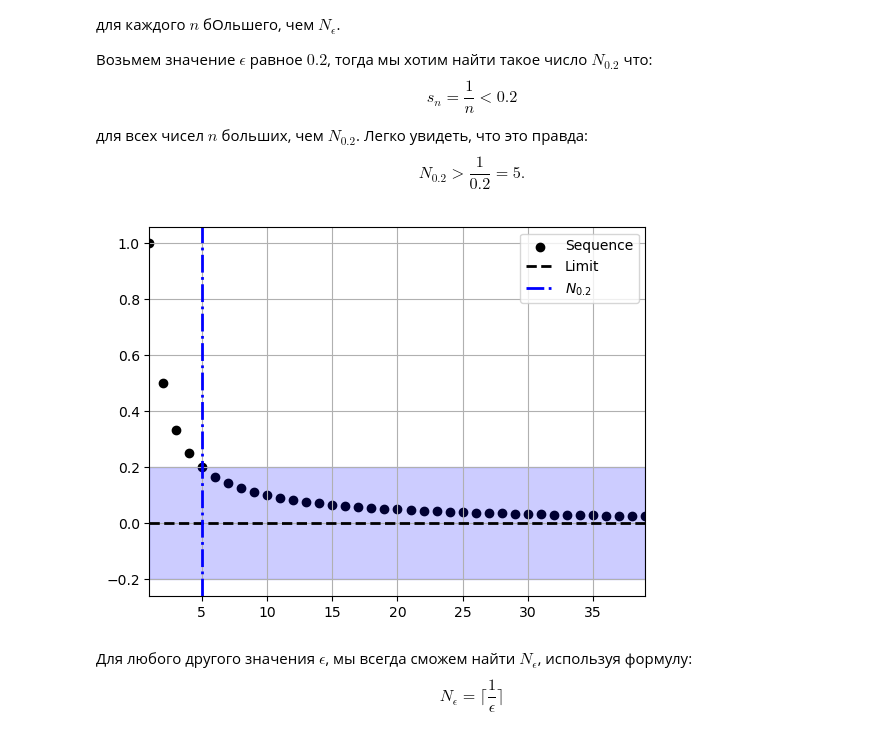
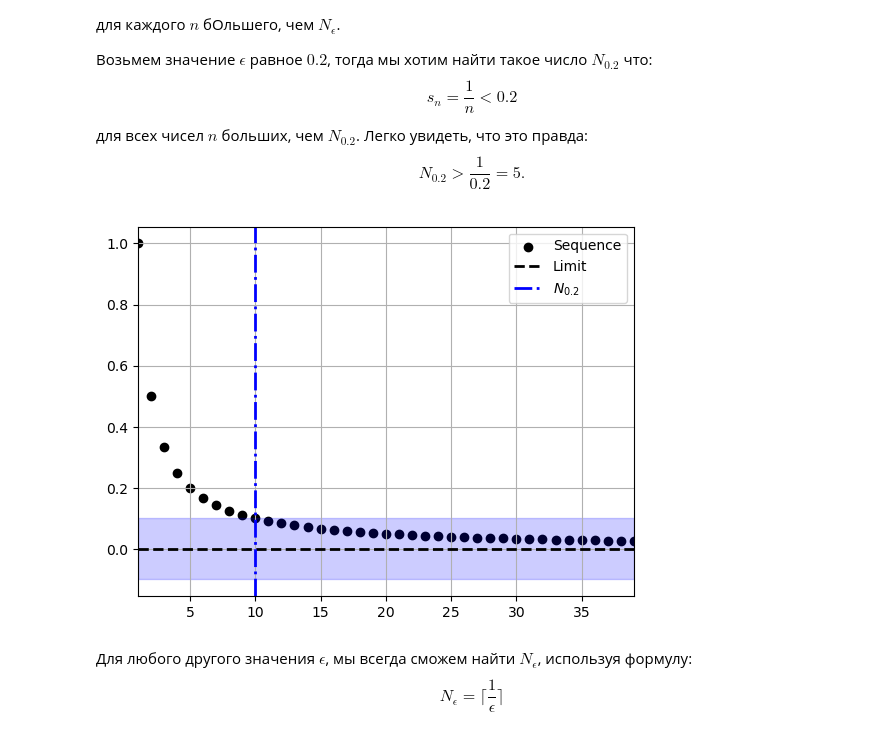
Before and after one commit to sabahtalateh/ainots, a Jupyter notebook: specmatan/matan1/day2/limit.ipynb, the cells around one changed output. Cells and saved outputs as stored; diff of their text form; code cells hidden in the pictures.

```diff
--- a/specmatan/matan1/day2/Matan1_day2.ipynb
+++ b/specmatan/matan1/day2/limit.ipynb
@@ -94,18 +98,18 @@ $$
 # %%
 M = 40
 int_range = range(1, M)
-epsilon = 0.2
+epsilon = 0.1
 N = np.ceil(1 / epsilon)
 plt.scatter(int_range, [C(n) for n in int_range], c="k", label="Sequence")
 plt.fill_between(int_range, -epsilon, epsilon, alpha = 0.2, color = "b")
 plt.axhline(0, c = "k", lw = 2, ls = "--", label="Limit")
 plt.axvline(N, lw = 2, ls = "-.", label="$N_{0.2}$", color = "b")
 plt.legend(loc="upper right")
 plt.xlim(1, M - 1)
 plt.grid();
 # plt.show()  # для .py файлов
 # %% [output]
-[figure, old version]
+[figure, new version]
 # %% [markdown]
 Для любого другого значения $\epsilon$, мы всегда сможем найти $N_\epsilon$, используя формулу:
 $$
```
Also changed, not shown: parts of 1 cell of this notebook, 5 other files.
